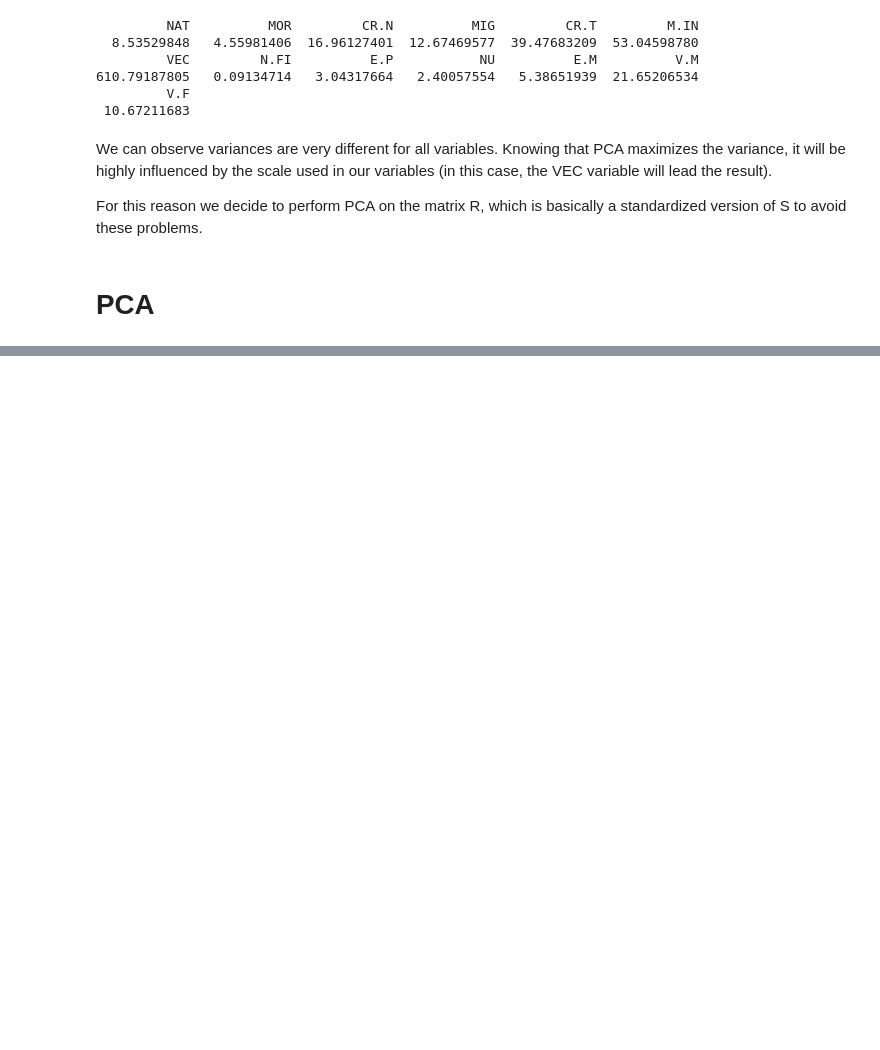
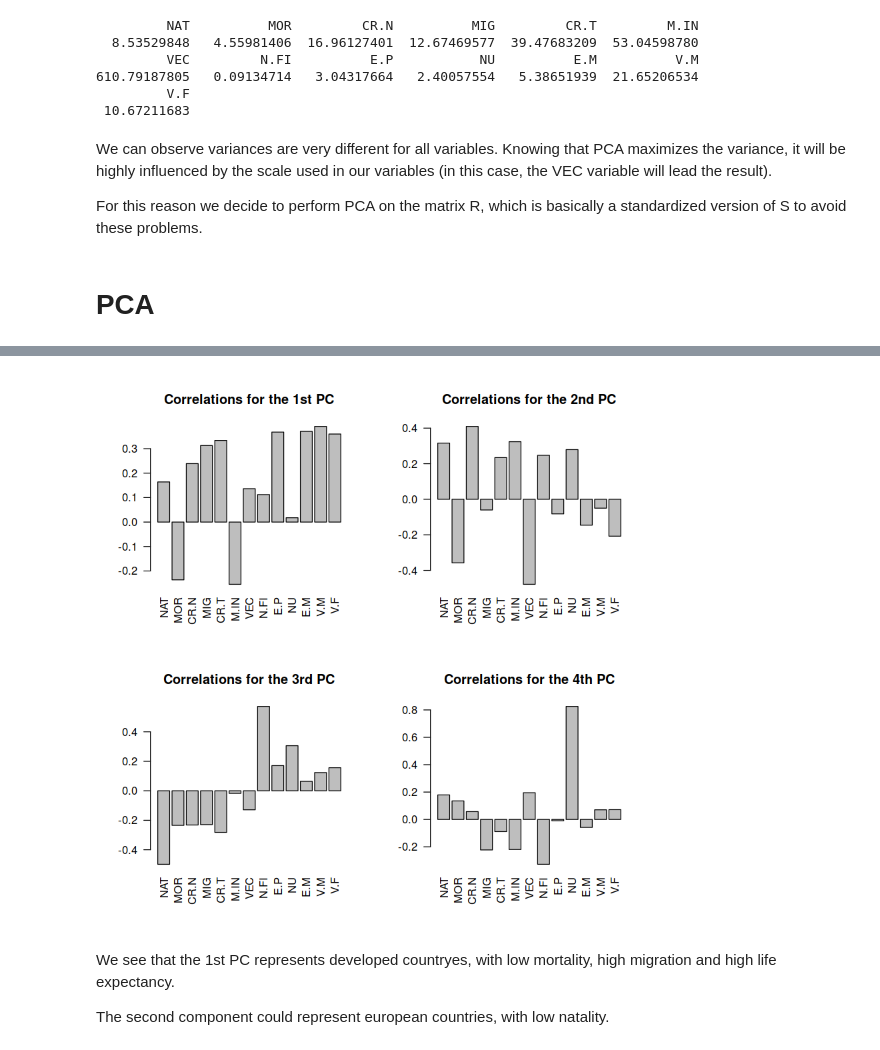
Before and after one commit to gsarti/mlda-course-units, a Jupyter notebook: 14_pca/pca.ipynb, the cells around one changed output, grey strips where cells are left out. Saved outputs shown, nothing was run; the diff lists cells and outputs as text; code cells hidden in the pictures; blank space fills up the shorter version.

```diff
--- a/14_pca/pca.ipynb
+++ b/14_pca/pca.ipynb
@@ -252,0 +336,12 @@ For this reason we decide to perform PCA on the matrix R, which is basically a s
+# %%
+par(mfrow=c(2,2))
+barplot(PCdemo$rot[,1], main="Correlations for the 1st PC", las=2)
+barplot(PCdemo$rot[,2], main="Correlations for the 2nd PC", las=2)
+barplot(PCdemo$rot[,3], main="Correlations for the 3rd PC", las=2)
+barplot(PCdemo$rot[,4], main="Correlations for the 4th PC", las=2)
+# %% [output]
+[figure, added]
+# %% [markdown]
+We see that the 1st PC represents developed countryes, with low mortality, high migration and high life expectancy.
+
+The second component could represent european countries, with low natality.
```
Also changed, not shown: parts of 22 cells of this notebook.
